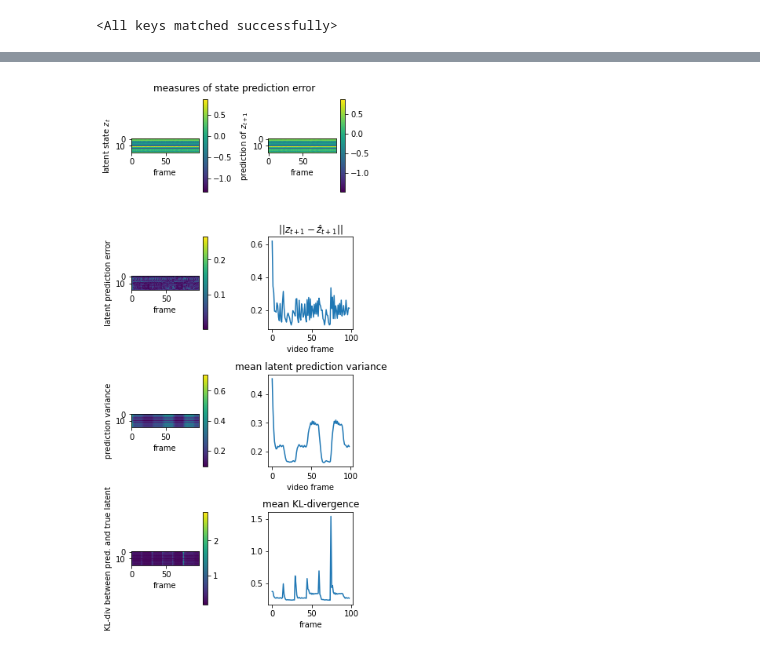
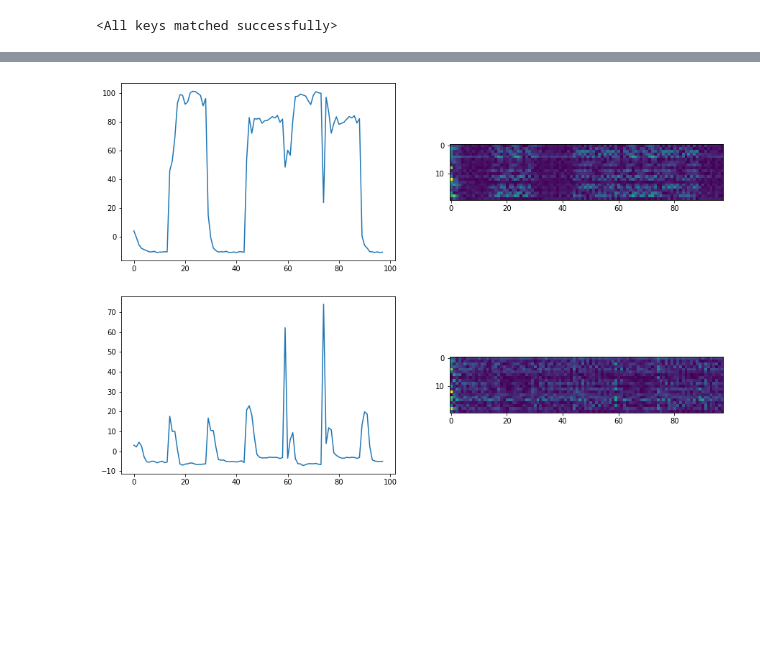
Before and after one commit to FelixHub/serotonin_model, a Jupyter notebook: src/miniworld/train_mdrnn_from_constant_gain.ipynb, the cells around one changed output, grey strips where cells are left out. Cells and saved outputs as stored; diff of their text form; code cells hidden in the pictures; blank space fills up the shorter version.

```diff
--- a/src/miniworld/train_mdrnn_from_constant_gain.ipynb
+++ b/src/miniworld/train_mdrnn_from_constant_gain.ipynb
@@ -172,7 +172,14 @@ def run_test_mdrnn(nb_control_trajectories=100):
 
     reconstructed_video,latent_video, latent_video_variance, mean_pred, sig_pred,predicted_video,loss = run_model_prediction(trajectories_observations,trajectories_actions)
 
-    return loss
+
+    z = np.mean(latent_video, axis=0).T
+    z_pred = np.mean(mean_pred, axis=0).T
+
+    # first measure of SPE : norm between z_t and mean of P(z_t|h_t-1)
+    z_error = np.abs(z_pred[:, :-1] - z[:, 1:])
+
+    return loss,z_error
 # %%
 batch_size= 1
 nb_epochs=100
@@ -468,4 +422,17 @@ reconstructed_video,latent_video, latent_video_variance, mean_pred, sig_pred,pre
-# %%
-plot_SPE_metrics(latent_video, latent_video_variance, mean_pred, sig_pred)
-# %% [output]
-[figure, removed]
+# %%
+plt.figure(figsize=(15,10))
+
+plt.subplot(221)
+plt.plot(np.mean(epoch_losses[0],axis=0))
+plt.subplot(222)
+plt.imshow(z_errors[0])
+
+i = 15
+plt.subplot(223)
+plt.plot(np.mean(epoch_losses[i],axis=0))
+plt.subplot(224)
+plt.imshow(z_errors[i])
+
+plt.show()
+# %% [output]
+[figure, added]
```
Also changed, not shown: parts of 10 cells of this notebook, 1 other file.
